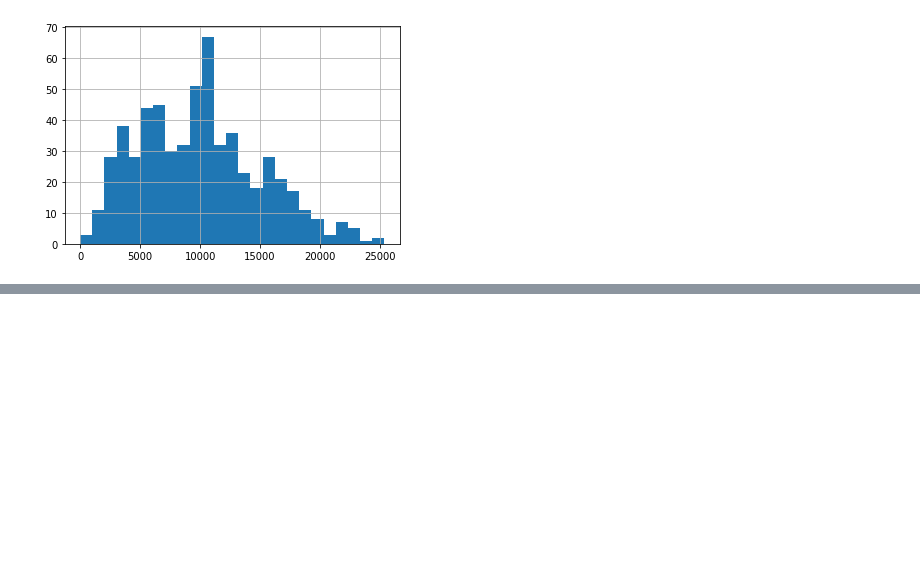
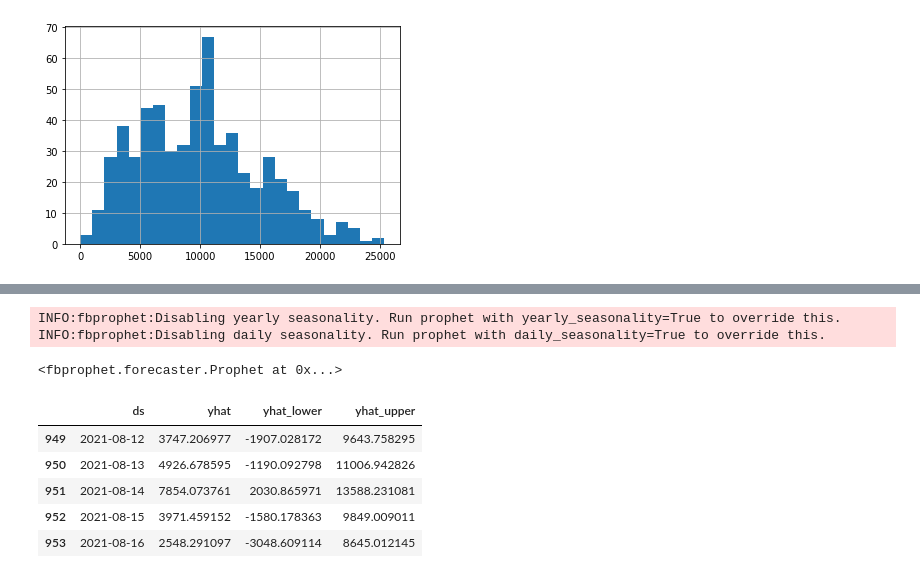
Before and after one commit to noahmelngailis/time_series_steps_project, a Jupyter notebook: time_series_mvp.ipynb, the cells around one changed output, grey strips where cells are left out. Saved outputs shown, nothing was run; the diff lists cells and outputs as text; code cells hidden in the pictures; blank space fills up the shorter version.

Commit message:
running fbprophet

```diff
--- a/time_series_mvp.ipynb
+++ b/time_series_mvp.ipynb
@@ -330,0 +336,6 @@ df.steps.hist(bins=25)
+# %%
+m.fit(dff)
+# %% [output]
+INFO:fbprophet:Disabling yearly seasonality. Run prophet with yearly_seasonality=True to override this.
+INFO:fbprophet:Disabling daily seasonality. Run prophet with daily_seasonality=True to override this.
+<fbprophet.forecaster.Prophet at 0x...>
@@ -330,0 +346,9 @@ df.steps.hist(bins=25)
+# %%
+forecast[['ds', 'yhat', 'yhat_lower', 'yhat_upper']].tail()
+# %% [output]
+|  | ds | yhat | yhat_lower | yhat_upper |
+| 949 | 2021-08-12 | 3747.206977 | -1907.028172 | 9643.758295 |
+| 950 | 2021-08-13 | 4926.678595 | -1190.092798 | 11006.942826 |
+| 951 | 2021-08-14 | 7854.073761 | 2030.865971 | 13588.231081 |
+| 952 | 2021-08-15 | 3971.459152 | -1580.178363 | 9849.009011 |
+| 953 | 2021-08-16 | 2548.291097 | -3048.609114 | 8645.012145 |
```
Also changed, not shown: parts of 17 cells of this notebook, 1 other file.
